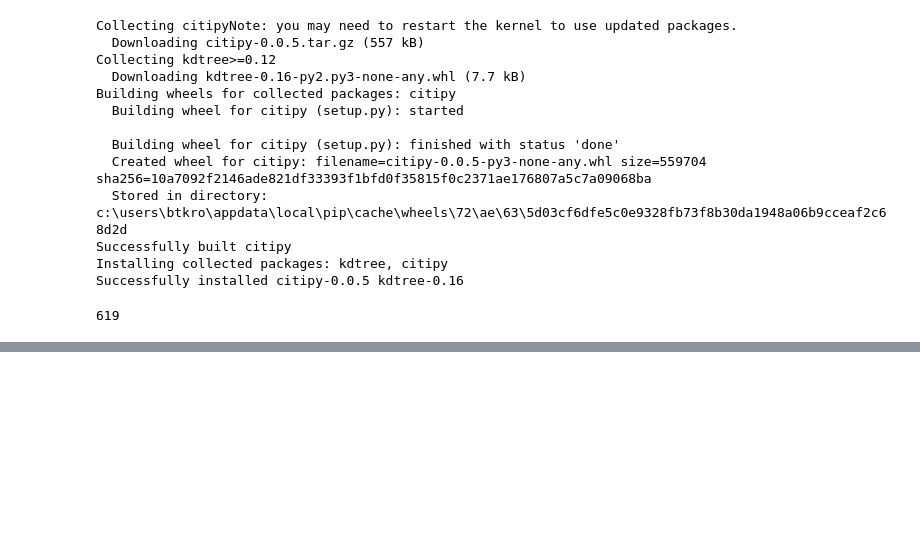
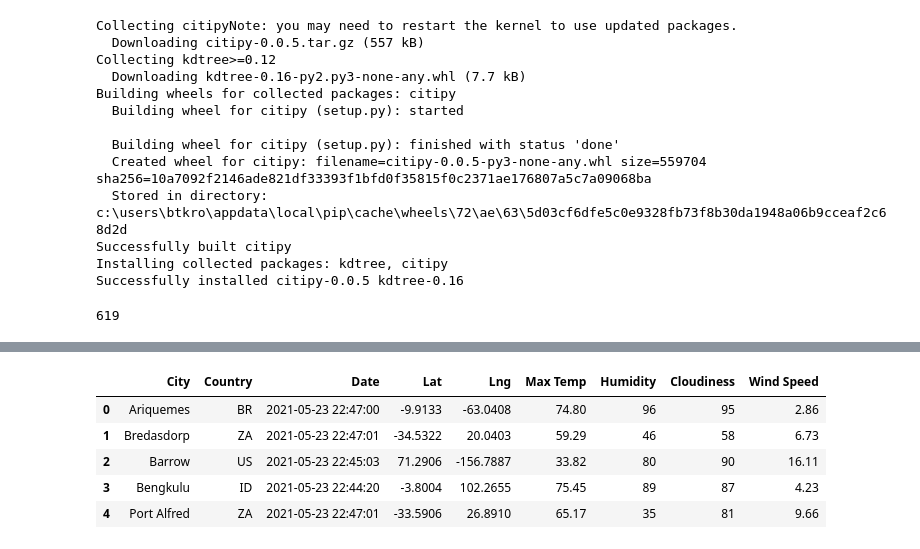
Before and after one commit to BKroos/World_Weather_Analysis, a Jupyter notebook: WeatherPy.ipynb, the cells around one changed output, grey strips where cells are left out. Saved outputs shown, nothing was run; the diff lists cells and outputs as text; code cells hidden in the pictures; blank space fills up the shorter version.

```diff
--- a/WeatherPy.ipynb
+++ b/WeatherPy.ipynb
@@ -46,0 +149,11 @@ len(cities)
+# %%
+new_column_order = ["City", "Country", "Date", "Lat", "Lng", "Max Temp", "Humidity", "Cloudiness", "Wind Speed"]
+city_data_df = city_data_df[new_column_order]
+city_data_df.head()
+# %% [output]
+|  | City | Country | Date | Lat | Lng | Max Temp | Humidity | Cloudiness | Wind Speed |
+| 0 | Ariquemes | BR | 2021-05-23 22:47:00 | -9.9133 | -63.0408 | 74.80 | 96 | 95 | 2.86 |
+| 1 | Bredasdorp | ZA | 2021-05-23 22:47:01 | -34.5322 | 20.0403 | 59.29 | 46 | 58 | 6.73 |
+| 2 | Barrow | US | 2021-05-23 22:45:03 | 71.2906 | -156.7887 | 33.82 | 80 | 90 | 16.11 |
+| 3 | Bengkulu | ID | 2021-05-23 22:44:20 | -3.8004 | 102.2655 | 75.45 | 89 | 87 | 4.23 |
+| 4 | Port Alfred | ZA | 2021-05-23 22:47:01 | -33.5906 | 26.8910 | 65.17 | 35 | 81 | 9.66 |
```
Also changed, not shown: parts of 5 cells of this notebook.
